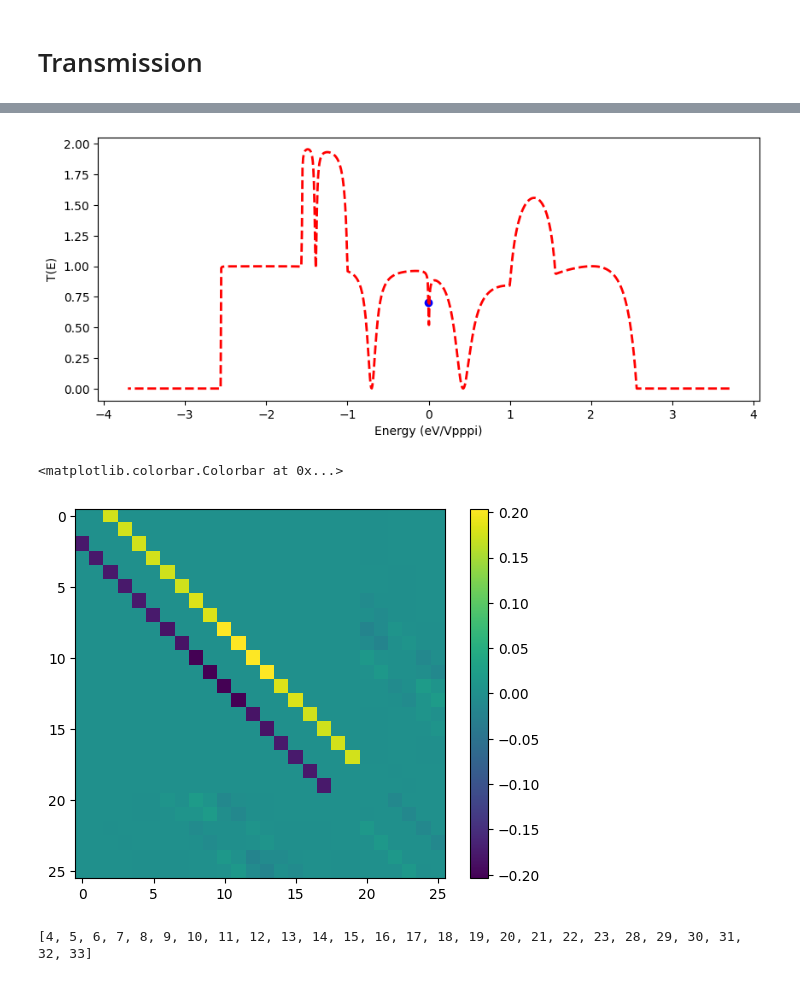
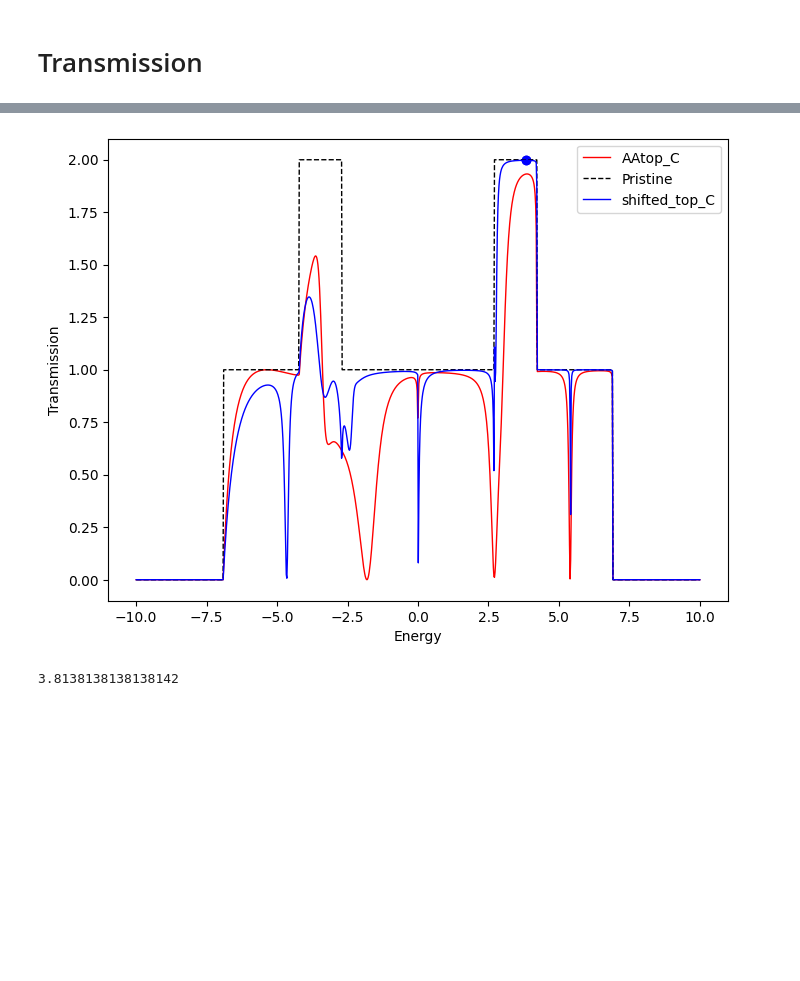
Before and after one commit to KayaGerds/Project, a Jupyter notebook: Main_oli.ipynb, the cells around one changed output, grey strips where cells are left out. Cells and saved outputs as stored; diff of their text form; code cells hidden in the pictures; blank space fills up the shorter version.

Commit message:
current,dos

```diff
--- a/Main_oli.ipynb
+++ b/Main_oli.ipynb
@@ -303,18 +415,18 @@ def compute_transmission_caroli_v3(energy, eta,HL,VL, HR, VR, HC, VLC, VRC, HD,
         AL = g_C @ gamma_L @ g.T.conj()
 
         hbar = 1#6.582119569e-16  # eV*s
-        tol = 1e-12
-        mask = np.abs(ham) > tol # mask to only pick neigbors
+        tol = 1e-6
+        mask = ~np.isclose(ham, 0.0, atol=tol, rtol=0.0) #np.abs(ham) > tol # mask to only pick neigbors
+
         J = np.zeros_like(ham, dtype=float)
         J[mask] = (1/hbar) * np.imag(ham[mask] * AL[mask])
 
-    return transmission, gl_s, gl_b, gr_s, gr_b, g_C,sigma_L,sigma_R,J
+    return transmission, gl_s, gl_b, gr_s, gr_b, g_C,sigma_L,sigma_R,J,ham,g_C
 # %%
 #from functions import compute_transmission_caroli
-
 # Calculate spectrum
 energies = np.linspace(-10.0, 10.0, 1000)
 results_2 = [compute_transmission_caroli_v3(E, 1e-5,HL,VL, HR, VR, HC, VLC, VRC, HD, VLD, VRD,method=2) for E in energies]
 
 # Unpack each column of the results
-transmission_2, gl_s_2, gl_b_2, gr_s_2, gr_b_2, g_d_2,sigma_l_2,sigma_r_2,J= map(np.array, zip(*results_2))
+transmission_2, gl_s_2, gl_b_2, gr_s_2, gr_b_2, g_d_2,sigma_l_2,sigma_r_2,J,ham,G= map(np.array, zip(*results_2))
@@ -320,0 +445,6 @@ transmission_2, gl_s_2, gl_b_2, gr_s_2, gr_b_2, g_d_2,sigma_l_2,sigma_r_2,J= map
+# %%
+# unpack pristine transmission from csv
+data_pristine = np.loadtxt("results_pristine.csv", delimiter=",", skiprows=1)
+energies_pristine = data_pristine[:, 0]
+transmission_pristine = data_pristine[:, 1]
+dos_pristine = data_pristine[:, 2]
@@ -320,0 +453,5 @@ transmission_2, gl_s_2, gl_b_2, gr_s_2, gr_b_2, g_d_2,sigma_l_2,sigma_r_2,J= map
+# %%
+data_AAtop_C = np.loadtxt("results_AAtop_C.csv", delimiter=",", skiprows=1)
+energies_AAtop_C = data_AAtop_C[:, 0]
+transmission_AAtop_C = data_AAtop_C[:, 1]
+dos_AAtop_C = data_AAtop_C[:, 2]
@@ -321,27 +480,31 @@ transmission_2, gl_s_2, gl_b_2, gr_s_2, gr_b_2, g_d_2,sigma_l_2,sigma_r_2,J= map
 # %%
-energy_idx = 500
+energy_idx = 690
 
 # --- Plotting ---
-plt.figure(figsize=(10, 4))
-plt.plot(energies/(-2.7), transmission_2, '--r', lw=2)
-plt.scatter(energies[energy_idx]/(-2.7),transmission_2[energy_idx],color = 'b')
-plt.xlabel("Energy (eV/Vpppi)")
-plt.ylabel("T(E)")
+plt.figure(figsize=(8, 6))
+
+# AAtop
+plt.plot(energies_AAtop_C,transmission_AAtop_C,color = 'r',lw = 1,label = 'AAtop_C')
+
+# pristine
+plt.plot(energies_pristine, transmission_pristine, '--k', lw=1,label='Pristine')
+plt.scatter(energies_pristine[energy_idx],transmission_pristine[energy_idx],color = 'b')
+# current
+plt.plot(energies, transmission_2, '-b', lw=1,label=gglabel)
+plt.scatter(energies[energy_idx],transmission_2[energy_idx],color = 'b')
+plt.xlabel("Energy")
+plt.ylabel("Transmission")
+plt.legend()
+plt.savefig('Transmission_'+str(gglabel))
 plt.show()
 # %% [output]
-[figure, old version]
+[figure, new version]
-# %%
-plt.imshow(J[energy_idx])
-plt.colorbar()
-# %% [output]
-<matplotlib.colorbar.Colorbar at 0x...>
-[figure, removed]
+# %%
+print(energies[energy_idx])
+# %% [output]
+3.8138138138138142
 # %%
 bottom_idxs = range(nL,2*nL+nC+nR)
 top_idxs = range(2*nL+nC+2*nR,len(H))
 
 device_idxs = list(bottom_idxs) + list(top_idxs)
-
-print(device_idxs)
-# %% [output]
-[4, 5, 6, 7, 8, 9, 10, 11, 12, 13, 14, 15, 16, 17, 18, 19, 20, 21, 22, 23, 28, 29, 30, 31, 32, 33]
```
Also changed, not shown: parts of 29 cells of this notebook, 29 other files.
